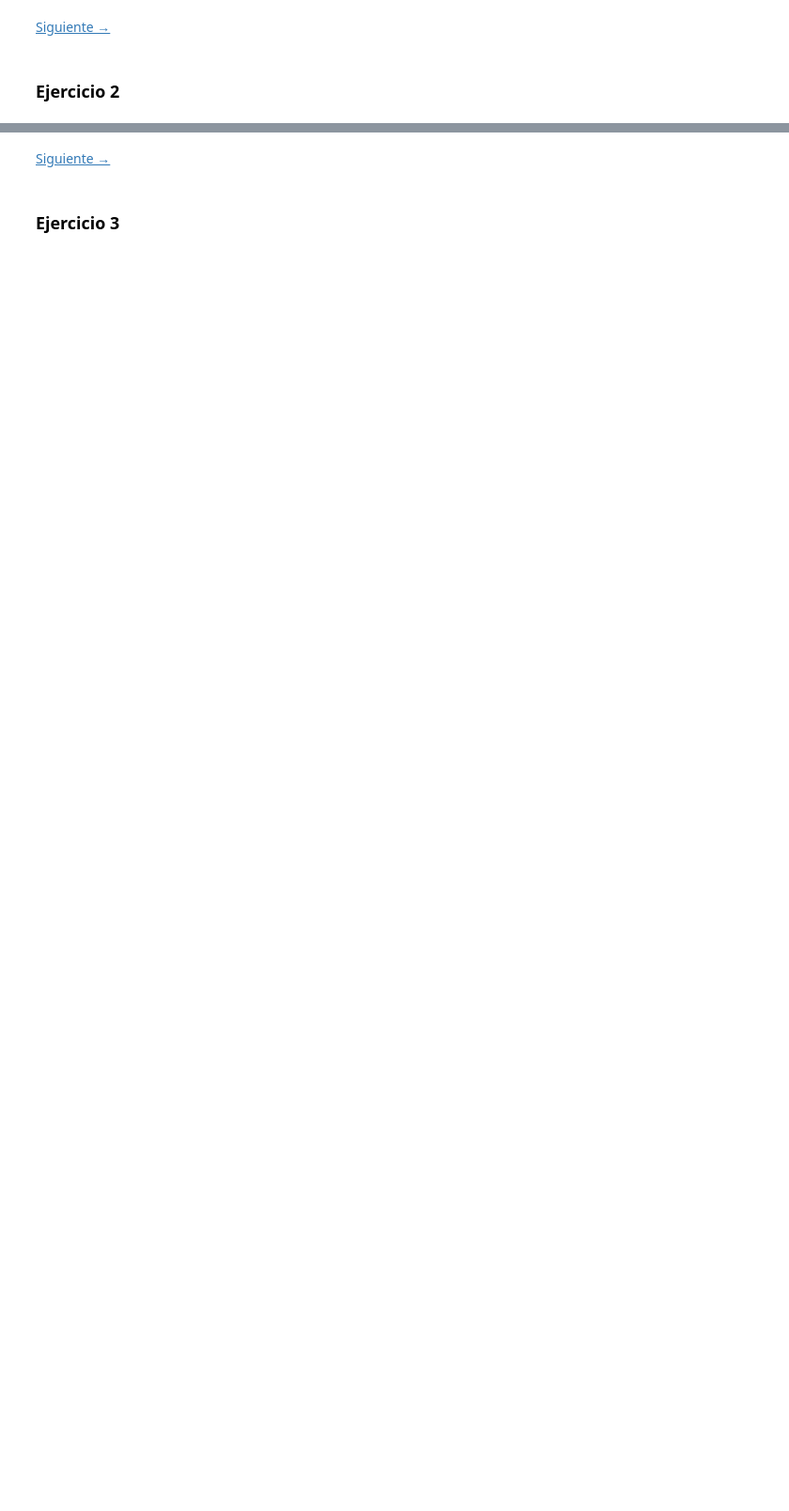
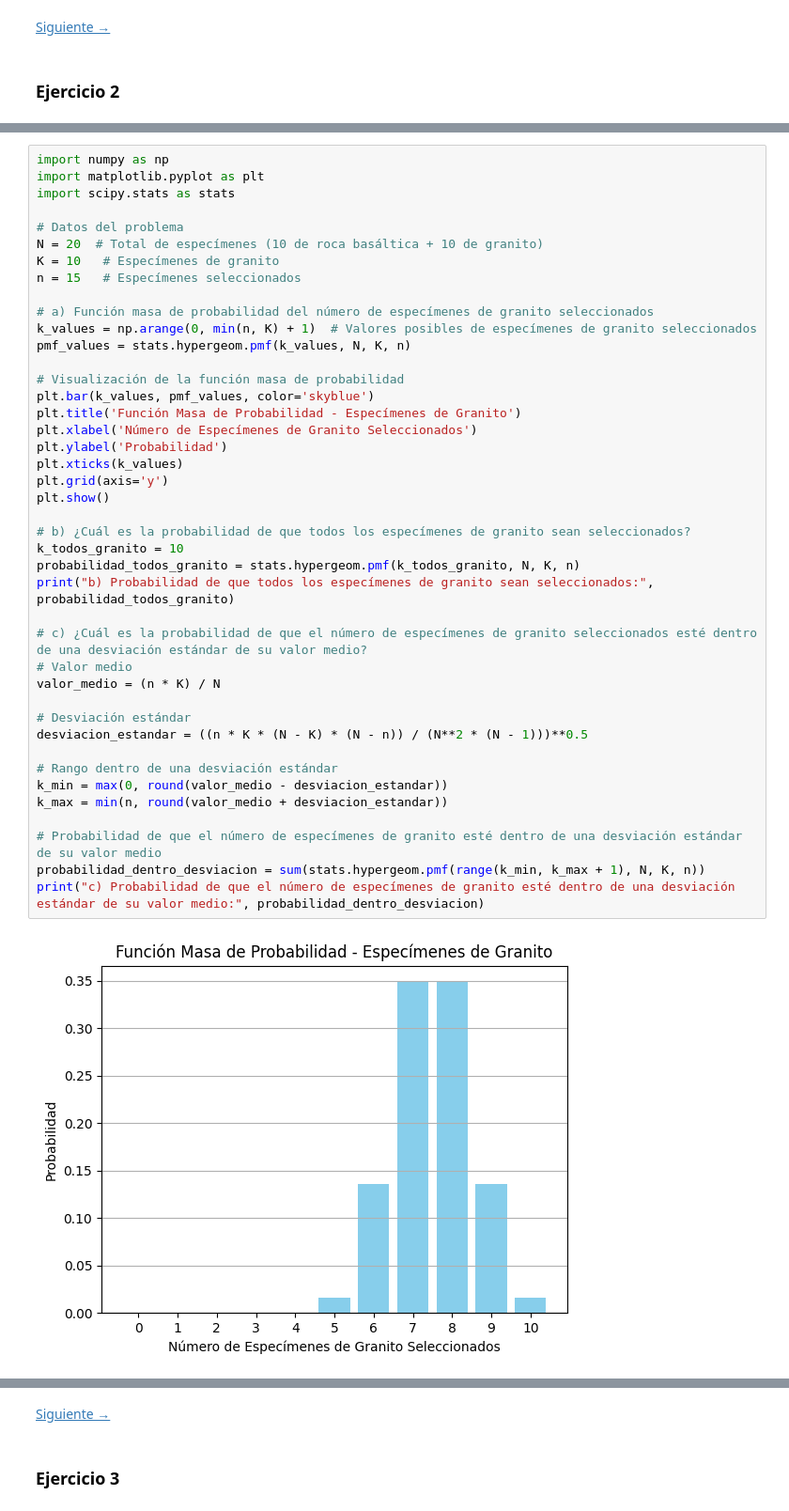
Before and after one commit to CristobalGachuz/Distribuci-n_Hipergeom-trica, a Jupyter notebook: Erik_hipergeometrica.ipynb, the cells around one changed output, grey strips where cells are left out. Shown at 94% size. Drawn from its saved outputs; the diff is of its cells as text; blank space fills up the shorter version.

```diff
--- a/Erik_hipergeometrica.ipynb
+++ b/Erik_hipergeometrica.ipynb
@@ -83,0 +91,44 @@ c) Probabilidad de que no más de 2 componentes sean defectuosos: 0.550657197399
+# %%
+import numpy as np
+import matplotlib.pyplot as plt
+import scipy.stats as stats
+
+# Datos del problema
+N = 20  # Total de especímenes (10 de roca basáltica + 10 de granito)
+K = 10   # Especímenes de granito
+n = 15   # Especímenes seleccionados
+
+# a) Función masa de probabilidad del número de especímenes de granito seleccionados
+k_values = np.arange(0, min(n, K) + 1)  # Valores posibles de especímenes de granito seleccionados
+pmf_values = stats.hypergeom.pmf(k_values, N, K, n)
+
+# Visualización de la función masa de probabilidad
+plt.bar(k_values, pmf_values, color='skyblue')
+plt.title('Función Masa de Probabilidad - Especímenes de Granito')
+plt.xlabel('Número de Especímenes de Granito Seleccionados')
+plt.ylabel('Probabilidad')
+plt.xticks(k_values)
+plt.grid(axis='y')
+plt.show()
+
+# b) ¿Cuál es la probabilidad de que todos los especímenes de granito sean seleccionados?
+k_todos_granito = 10
+probabilidad_todos_granito = stats.hypergeom.pmf(k_todos_granito, N, K, n)
+print("b) Probabilidad de que todos los especímenes de granito sean seleccionados:", probabilidad_todos_granito)
+
+# c) ¿Cuál es la probabilidad de que el número de especímenes de granito seleccionados esté dentro de una desviación estándar de su valor medio?
+# Valor medio
+valor_medio = (n * K) / N
+
+# Desviación estándar
+desviacion_estandar = ((n * K * (N - K) * (N - n)) / (N**2 * (N - 1)))**0.5
+
+# Rango dentro de una desviación estándar
+k_min = max(0, round(valor_medio - desviacion_estandar))
+k_max = min(n, round(valor_medio + desviacion_estandar))
+
+# Probabilidad de que el número de especímenes de granito esté dentro de una desviación estándar de su valor medio
+probabilidad_dentro_desviacion = sum(stats.hypergeom.pmf(range(k_min, k_max + 1), N, K, n))
+print("c) Probabilidad de que el número de especímenes de granito esté dentro de una desviación estándar de su valor medio:", probabilidad_dentro_desviacion)
+# %% [output]
+[figure, added]
```
Also changed, not shown: parts of 8 cells of this notebook.
